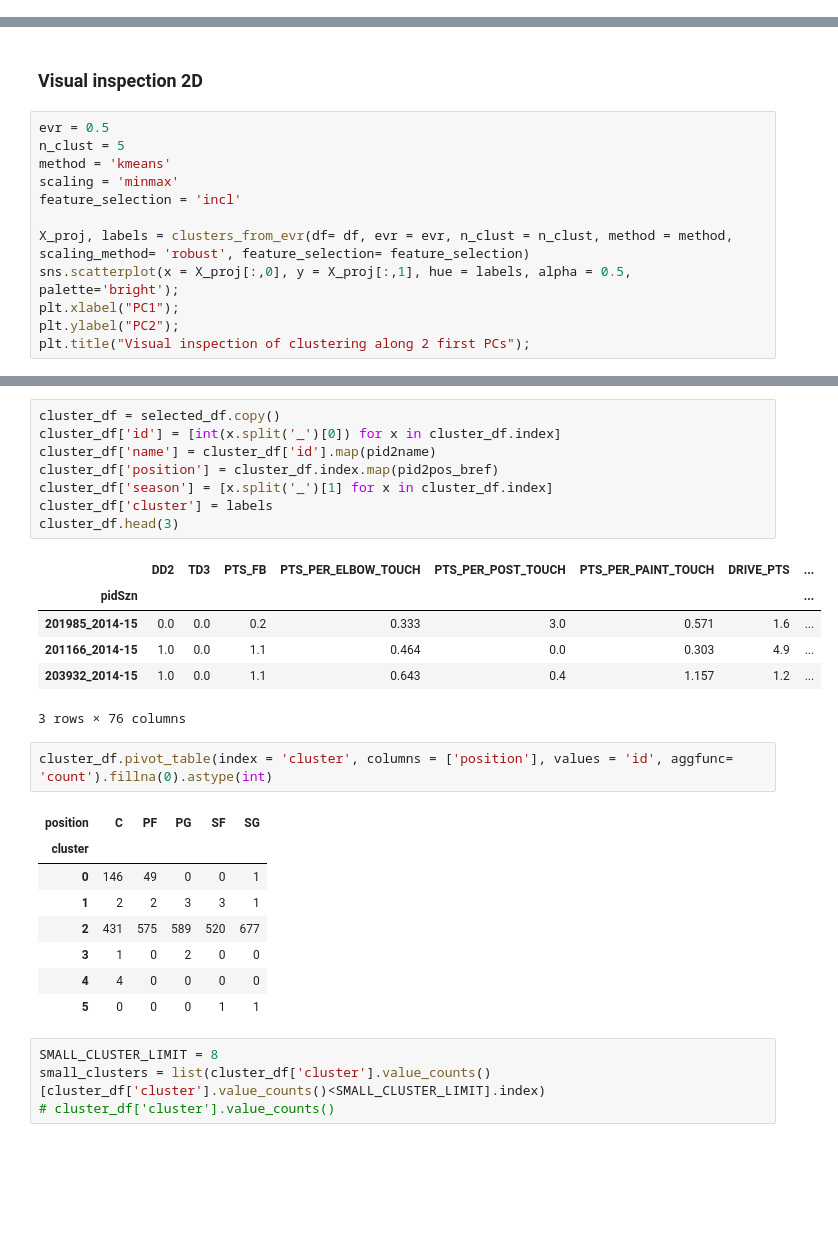
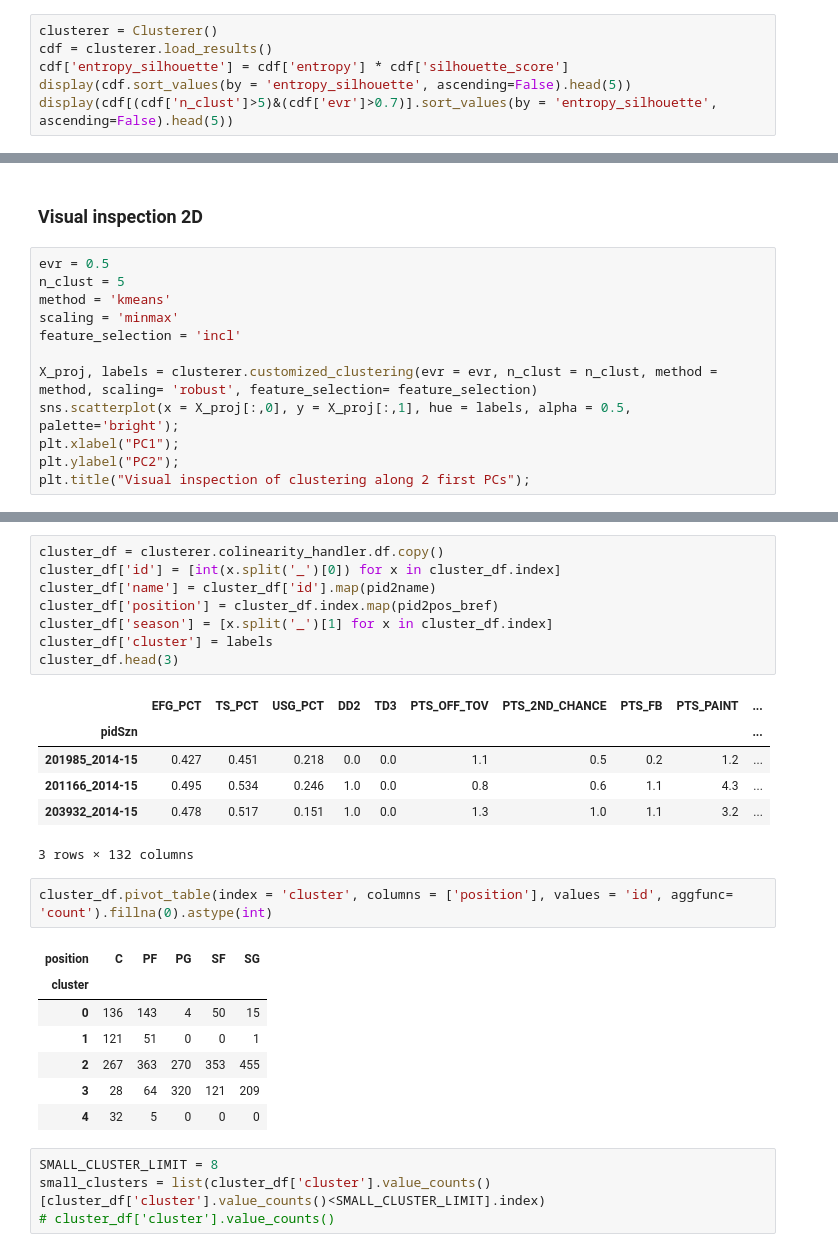
Before and after one commit to arnaud-odet/Roster_Building, a Jupyter notebook: notebooks/clustering.ipynb, the cells around one changed output, grey strips where cells are left out. Drawn from its saved outputs; the diff is of its cells as text; blank space fills up the shorter version.

```diff
--- a/notebooks/clustering.ipynb
+++ b/notebooks/clustering.ipynb
@@ -929,0 +256,6 @@ Silhouette score : 0.567, penalization : -0.744
+# %%
+clusterer = Clusterer()
+cdf = clusterer.load_results()
+cdf['entropy_silhouette'] = cdf['entropy'] * cdf['silhouette_score']
+display(cdf.sort_values(by = 'entropy_silhouette', ascending=False).head(5))
+display(cdf[(cdf['n_clust']>5)&(cdf['evr']>0.7)].sort_values(by = 'entropy_silhouette', ascending=False).head(5))
@@ -987,7 +329,7 @@ method = 'kmeans'
 scaling = 'minmax'
 feature_selection = 'incl'
 
-X_proj, labels = clusters_from_evr(df= df, evr = evr, n_clust = n_clust, method = method, scaling_method= 'robust', feature_selection= feature_selection)
+X_proj, labels = clusterer.customized_clustering(evr = evr, n_clust = n_clust, method = method, scaling= 'robust', feature_selection= feature_selection)
 sns.scatterplot(x = X_proj[:,0], y = X_proj[:,1], hue = labels, alpha = 0.5, palette='bright');
 plt.xlabel("PC1");
 plt.ylabel("PC2");
@@ -999,29 +340,28 @@ Silhouette score : 0.482, penalization : -0.269
 # %%
-cluster_df = selected_df.copy()
+cluster_df = clusterer.colinearity_handler.df.copy()
 cluster_df['id'] = [int(x.split('_')[0]) for x in cluster_df.index]
 cluster_df['name'] = cluster_df['id'].map(pid2name)
 cluster_df['position'] = cluster_df.index.map(pid2pos_bref)
 cluster_df['season'] = [x.split('_')[1] for x in cluster_df.index]
 cluster_df['cluster'] = labels
 cluster_df.head(3)
 # %% [output]
-|  | DD2 | TD3 | PTS_FB | PTS_PER_ELBOW_TOUCH | PTS_PER_POST_TOUCH | PTS_PER_PAINT_TOUCH | DRIVE_PTS | ... |
-| pidSzn |  |  |  |  |  |  |  | ... |
-| 201985_2014-15 | 0.0 | 0.0 | 0.2 | 0.333 | 3.0 | 0.571 | 1.6 | ... |
-| 201166_2014-15 | 1.0 | 0.0 | 1.1 | 0.464 | 0.0 | 0.303 | 4.9 | ... |
-| 203932_2014-15 | 1.0 | 0.0 | 1.1 | 0.643 | 0.4 | 1.157 | 1.2 | ... |
+|  | EFG_PCT | TS_PCT | USG_PCT | DD2 | TD3 | PTS_OFF_TOV | PTS_2ND_CHANCE | PTS_FB | PTS_PAINT | ... |
+| pidSzn |  |  |  |  |  |  |  |  |  | ... |
+| 201985_2014-15 | 0.427 | 0.451 | 0.218 | 0.0 | 0.0 | 1.1 | 0.5 | 0.2 | 1.2 | ... |
+| 201166_2014-15 | 0.495 | 0.534 | 0.246 | 1.0 | 0.0 | 0.8 | 0.6 | 1.1 | 4.3 | ... |
+| 203932_2014-15 | 0.478 | 0.517 | 0.151 | 1.0 | 0.0 | 1.3 | 1.0 | 1.1 | 3.2 | ... |
-3 rows × 76 columns
+3 rows × 132 columns
 # %%
 cluster_df.pivot_table(index = 'cluster', columns = ['position'], values = 'id', aggfunc= 'count').fillna(0).astype(int)
 # %% [output]
 | position | C | PF | PG | SF | SG |
 | cluster |  |  |  |  |  |
-| 0 | 146 | 49 | 0 | 0 | 1 |
-| 1 | 2 | 2 | 3 | 3 | 1 |
-| 2 | 431 | 575 | 589 | 520 | 677 |
-| 3 | 1 | 0 | 2 | 0 | 0 |
-| 4 | 4 | 0 | 0 | 0 | 0 |
-| 5 | 0 | 0 | 0 | 1 | 1 |
+| 0 | 136 | 143 | 4 | 50 | 15 |
+| 1 | 121 | 51 | 0 | 0 | 1 |
+| 2 | 267 | 363 | 270 | 353 | 455 |
+| 3 | 28 | 64 | 320 | 121 | 209 |
+| 4 | 32 | 5 | 0 | 0 | 0 |
 # %%
 SMALL_CLUSTER_LIMIT = 8
 small_clusters = list(cluster_df['cluster'].value_counts()[cluster_df['cluster'].value_counts()<SMALL_CLUSTER_LIMIT].index)
```
Also changed, not shown: parts of 88 cells of this notebook, 5 other files.
